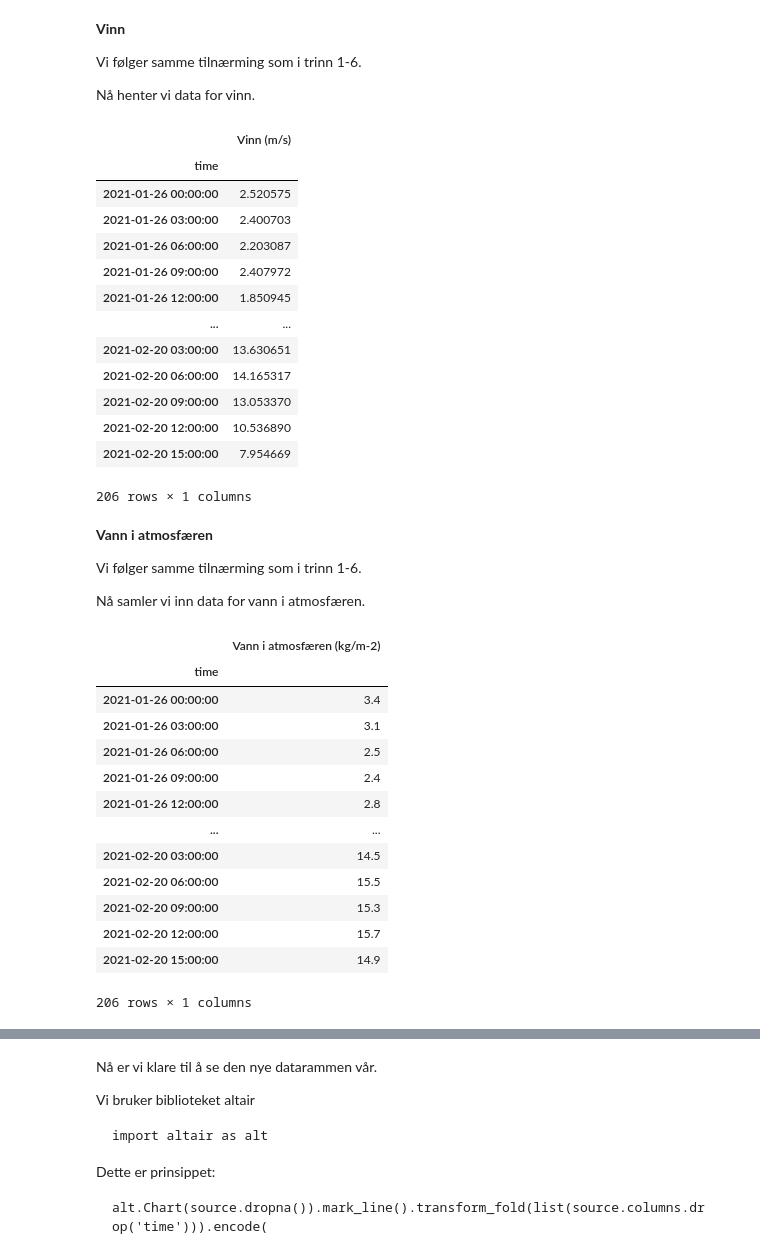
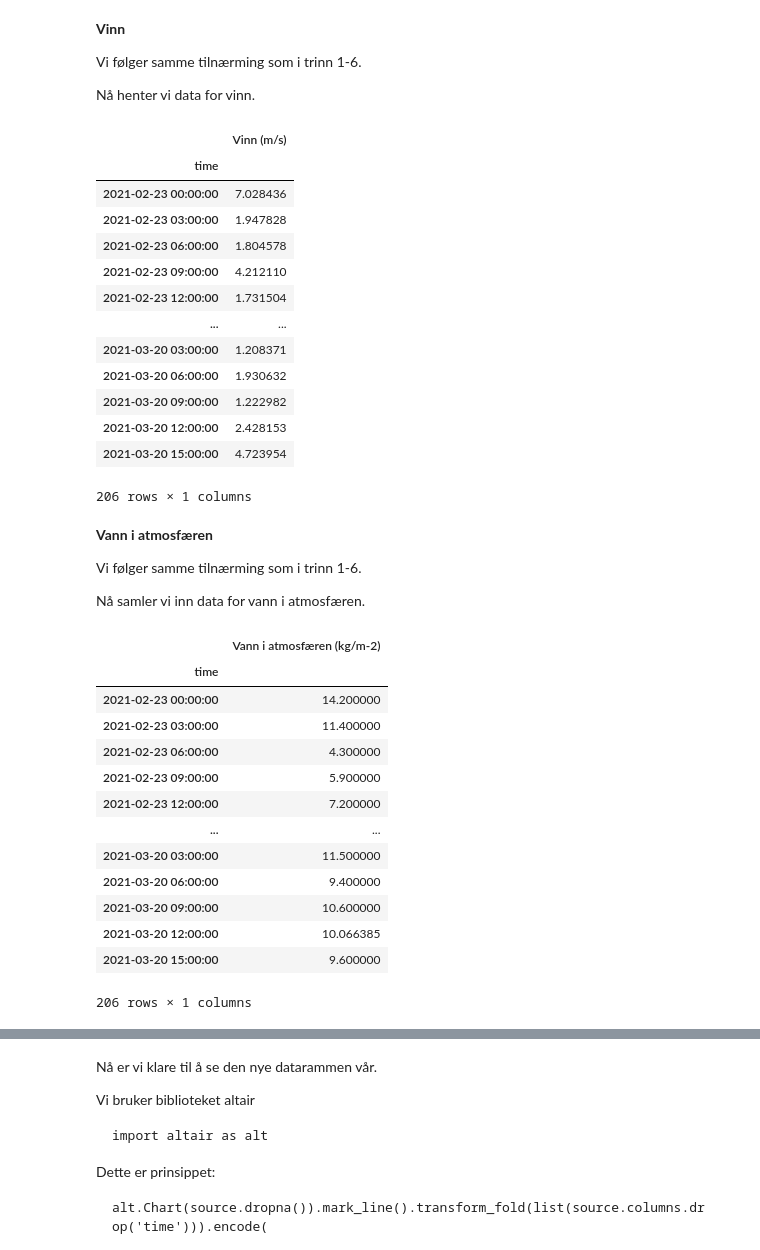
Before and after one commit to Digitaldriftsledelse/Driftsledelse, a Jupyter notebook: IND210/Data/1_Portfolio problematik_1_3_Tidsserier.ipynb, the cells around one changed output, grey strips where cells are left out. Drawn from its saved outputs; the diff is of its cells as text; code cells hidden in the pictures.

```diff
--- a/IND210/Data/1_Portfolio problematik_1_3_Tidsserier.ipynb
+++ b/IND210/Data/1_Portfolio problematik_1_3_Tidsserier.ipynb
@@ -97 +103,4 @@ url='https://thredds.ucar.edu/thredds/ncss/grib/NCEP/GFS/Global_0p5deg/best?req=
+# %%
+start_dato="2020-02-01"
+slut_dato="2021-03-20"
 # %%
@@ -173,32 +201,32 @@ Nå henter vi data for vinn.
 # %%
 
 import pandas as pd
 
-url='https://thredds.ucar.edu/thredds/ncss/grib/NCEP/GFS/Global_0p5deg/best?req=station&var=Wind_speed_gust_surface&latitude=60.70290856516992&longitude=10.867140671892406&time_start=2020-01-01T12:00:00-05:00&time_duration=PT3H&time_end=2021-02-20T12:00:00-05:00&vertCoord=2&accept=CSV' #Pressure_reduced_to_MSL_msl Albedo_surface_Mixed_intervals_Average
+url='https://thredds.ucar.edu/thredds/ncss/grib/NCEP/GFS/Global_0p5deg/best?req=station&var=Wind_speed_gust_surface&latitude=60.70290856516992&longitude=10.867140671892406&time_start='+start_dato+'T12:00:00-05:00&time_duration=PT3H&time_end='+slut_dato+'T12:00:00-05:00&vertCoord=2&accept=CSV' #Pressure_reduced_to_MSL_msl Albedo_surface_Mixed_intervals_Average
 wind  = pd.read_csv(url)
 
 wind.time = pd.to_datetime(wind.time, errors='coerce', format='%Y-%m-%d %H:%M:%S')
 wind.index=pd.to_datetime(wind['time']).dt.tz_localize(None)
 
 
 wind.drop(columns=['time','latitude[unit="degrees_north"]','longitude[unit="degrees_east"]'],inplace=True)
 wind=wind.rename(columns={wind.columns[0]: "Vinn (m/s)"})
 
 wind
 # %% [output]
 |  | Vinn (m/s) |
 | time |  |
-| 2021-01-26 00:00:00 | 2.520575 |
-| 2021-01-26 03:00:00 | 2.400703 |
-| 2021-01-26 06:00:00 | 2.203087 |
-| 2021-01-26 09:00:00 | 2.407972 |
-| 2021-01-26 12:00:00 | 1.850945 |
+| 2021-02-23 00:00:00 | 7.028436 |
+| 2021-02-23 03:00:00 | 1.947828 |
+| 2021-02-23 06:00:00 | 1.804578 |
+| 2021-02-23 09:00:00 | 4.212110 |
+| 2021-02-23 12:00:00 | 1.731504 |
 | ... | ... |
-| 2021-02-20 03:00:00 | 13.630651 |
-| 2021-02-20 06:00:00 | 14.165317 |
-| 2021-02-20 09:00:00 | 13.053370 |
-| 2021-02-20 12:00:00 | 10.536890 |
-| 2021-02-20 15:00:00 | 7.954669 |
+| 2021-03-20 03:00:00 | 1.208371 |
+| 2021-03-20 06:00:00 | 1.930632 |
+| 2021-03-20 09:00:00 | 1.222982 |
+| 2021-03-20 12:00:00 | 2.428153 |
+| 2021-03-20 15:00:00 | 4.723954 |
 206 rows × 1 columns
 # %% [markdown]
 **Vann i atmosfæren**
@@ -211,7 +239,7 @@ Nå samler vi inn data for vann i atmosfæren.
 
 import pandas as pd
 
-url='https://thredds.ucar.edu/thredds/ncss/grib/NCEP/GFS/Global_0p5deg/best?req=station&var=Precipitable_water_entire_atmosphere_single_layer&&latitude=60.70290856516992&longitude=10.867140671892406&time_start=2020-01-01T12:00:00-05:00&time_duration=PT3H&time_end=2021-02-20T12:00:00-05:00&vertCoord=2&accept=CSV' #Pressure_reduced_to_MSL_msl Albedo_surface_Mixed_intervals_Average
+url='https://thredds.ucar.edu/thredds/ncss/grib/NCEP/GFS/Global_0p5deg/best?req=station&var=Precipitable_water_entire_atmosphere_single_layer&&latitude=60.70290856516992&longitude=10.867140671892406&time_start='+start_dato+'T12:00:00-05:00&time_duration=PT3H&time_end='+slut_dato+'T12:00:00-05:00&vertCoord=2&accept=CSV' #Pressure_reduced_to_MSL_msl Albedo_surface_Mixed_intervals_Average
 water  = pd.read_csv(url)
 
 
@@ -225,16 +253,16 @@ water
 # %% [output]
 |  | Vann i atmosfæren (kg/m-2) |
 | time |  |
-| 2021-01-26 00:00:00 | 3.4 |
-| 2021-01-26 03:00:00 | 3.1 |
-| 2021-01-26 06:00:00 | 2.5 |
-| 2021-01-26 09:00:00 | 2.4 |
-| 2021-01-26 12:00:00 | 2.8 |
+| 2021-02-23 00:00:00 | 14.200000 |
+| 2021-02-23 03:00:00 | 11.400000 |
+| 2021-02-23 06:00:00 | 4.300000 |
+| 2021-02-23 09:00:00 | 5.900000 |
+| 2021-02-23 12:00:00 | 7.200000 |
 | ... | ... |
-| 2021-02-20 03:00:00 | 14.5 |
-| 2021-02-20 06:00:00 | 15.5 |
-| 2021-02-20 09:00:00 | 15.3 |
-| 2021-02-20 12:00:00 | 15.7 |
-| 2021-02-20 15:00:00 | 14.9 |
+| 2021-03-20 03:00:00 | 11.500000 |
+| 2021-03-20 06:00:00 | 9.400000 |
+| 2021-03-20 09:00:00 | 10.600000 |
+| 2021-03-20 12:00:00 | 10.066385 |
+| 2021-03-20 15:00:00 | 9.600000 |
 206 rows × 1 columns
 # %% [markdown]
```
Also changed, not shown: parts of 17 cells of this notebook.
